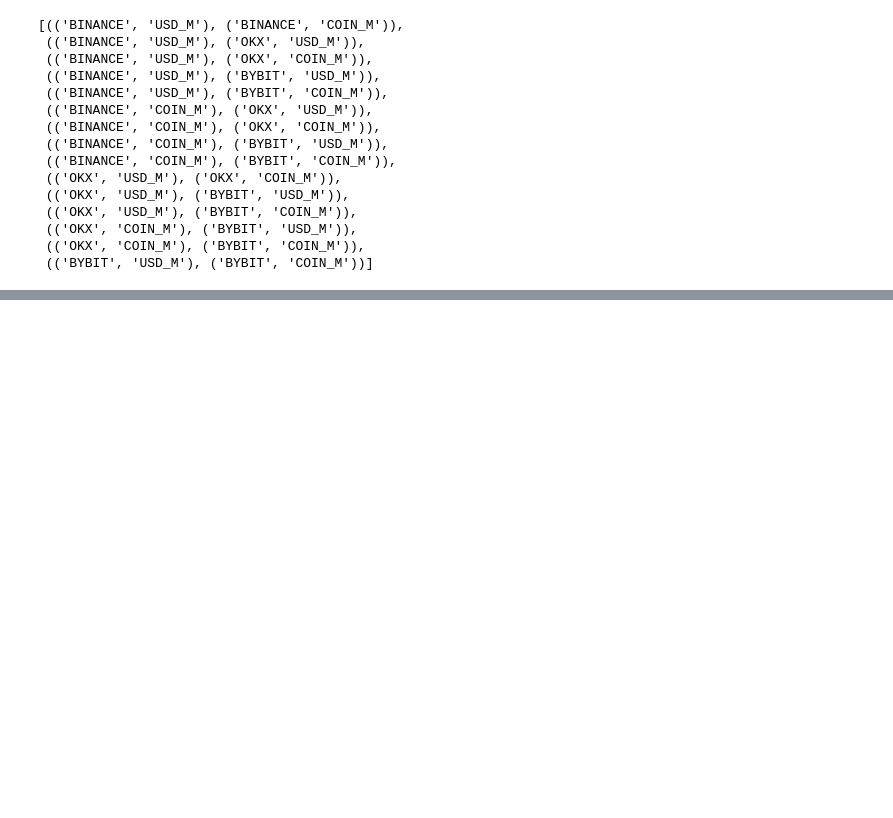
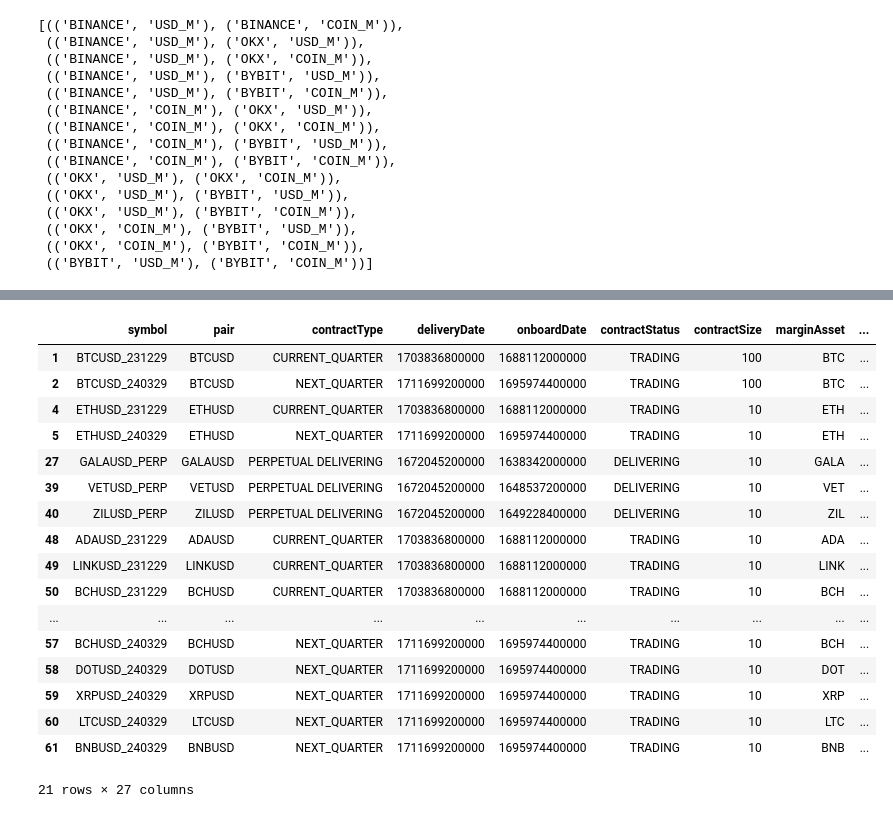
Before and after one commit to charlie115/act, a Jupyter notebook: arbitrage_generator/test.ipynb, the cells around one changed output, grey strips where cells are left out. Saved outputs shown, nothing was run; the diff lists cells and outputs as text; code cells hidden in the pictures; blank space fills up the shorter version.

```diff
--- a/arbitrage_generator/test.ipynb
+++ b/arbitrage_generator/test.ipynb
@@ -219,0 +219,22 @@ perpetual_combination_list
+# %%
+temp = info_dict['binance_coin_m_info_df']
+temp[temp['perpetual']==False]
+# %% [output]
+|  | symbol | pair | contractType | deliveryDate | onboardDate | contractStatus | contractSize | marginAsset | ... |
+| 1 | BTCUSD_231229 | BTCUSD | CURRENT_QUARTER | 1703836800000 | 1688112000000 | TRADING | 100 | BTC | ... |
+| 2 | BTCUSD_240329 | BTCUSD | NEXT_QUARTER | 1711699200000 | 1695974400000 | TRADING | 100 | BTC | ... |
+| 4 | ETHUSD_231229 | ETHUSD | CURRENT_QUARTER | 1703836800000 | 1688112000000 | TRADING | 10 | ETH | ... |
+| 5 | ETHUSD_240329 | ETHUSD | NEXT_QUARTER | 1711699200000 | 1695974400000 | TRADING | 10 | ETH | ... |
+| 27 | GALAUSD_PERP | GALAUSD | PERPETUAL DELIVERING | 1672045200000 | 1638342000000 | DELIVERING | 10 | GALA | ... |
+| 39 | VETUSD_PERP | VETUSD | PERPETUAL DELIVERING | 1672045200000 | 1648537200000 | DELIVERING | 10 | VET | ... |
+| 40 | ZILUSD_PERP | ZILUSD | PERPETUAL DELIVERING | 1672045200000 | 1649228400000 | DELIVERING | 10 | ZIL | ... |
+| 48 | ADAUSD_231229 | ADAUSD | CURRENT_QUARTER | 1703836800000 | 1688112000000 | TRADING | 10 | ADA | ... |
+| 49 | LINKUSD_231229 | LINKUSD | CURRENT_QUARTER | 1703836800000 | 1688112000000 | TRADING | 10 | LINK | ... |
+| 50 | BCHUSD_231229 | BCHUSD | CURRENT_QUARTER | 1703836800000 | 1688112000000 | TRADING | 10 | BCH | ... |
+| ... | ... | ... | ... | ... | ... | ... | ... | ... | ... |
+| 57 | BCHUSD_240329 | BCHUSD | NEXT_QUARTER | 1711699200000 | 1695974400000 | TRADING | 10 | BCH | ... |
+| 58 | DOTUSD_240329 | DOTUSD | NEXT_QUARTER | 1711699200000 | 1695974400000 | TRADING | 10 | DOT | ... |
+| 59 | XRPUSD_240329 | XRPUSD | NEXT_QUARTER | 1711699200000 | 1695974400000 | TRADING | 10 | XRP | ... |
+| 60 | LTCUSD_240329 | LTCUSD | NEXT_QUARTER | 1711699200000 | 1695974400000 | TRADING | 10 | LTC | ... |
+| 61 | BNBUSD_240329 | BNBUSD | NEXT_QUARTER | 1711699200000 | 1695974400000 | TRADING | 10 | BNB | ... |
+21 rows × 27 columns
```
Also changed, not shown: parts of 3 cells of this notebook, 3 other files.
